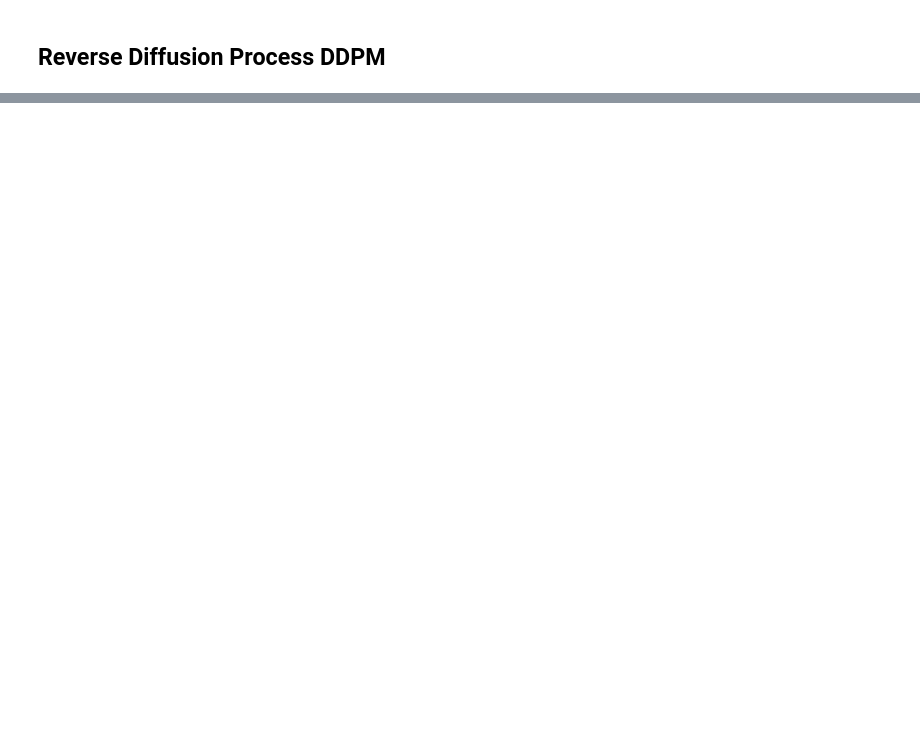
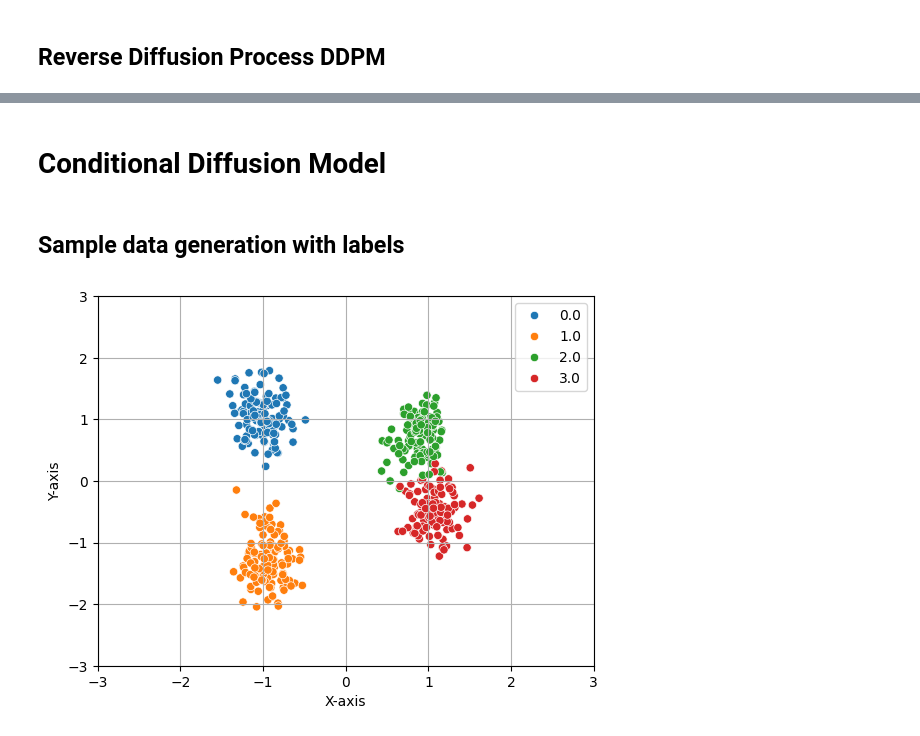
Before and after one commit to llorenscapotorres/Data_Generation, a Jupyter notebook: difussion_process.ipynb, the cells around one changed output, grey strips where cells are left out. Cells and saved outputs as stored; diff of their text form; code cells hidden in the pictures; blank space fills up the shorter version.

```diff
--- a/difussion_process.ipynb
+++ b/difussion_process.ipynb
@@ -222,0 +230,38 @@ for t in reversed(range(T)[::1]):
+# %% [markdown]
+# Conditional Diffusion Model
+# %% [markdown]
+## Sample data generation with labels
+# %%
+def sample_data():
+    n_samples = 500
+    seed = 30
+
+    all_points, labels = datasets.make_blobs(
+        n_samples=n_samples,
+        centers=4,
+        cluster_std=0.6,
+        random_state=seed
+    )
+
+    all_points = torch.from_numpy(all_points).float()
+
+    # Normalize (standardize): zero mean, unit std
+    mean = torch.mean(all_points, dim=0)
+    std = torch.std(all_points, dim=0)
+    normalized_points = (all_points - mean) / std
+
+    return normalized_points, torch.from_numpy(labels).float()
+# %%
+x0, label = sample_data()
+
+sns.scatterplot(x=x0[:, 0], y=x0[:, 1], hue=label, palette=sns.color_palette())
+plt.xlabel("X-axis")
+plt.ylabel("Y-axis")
+plt.xlim(-3, 3)
+plt.ylim(-3, 3)
+plt.legend()
+plt.grid(True)
+clear_output(wait=True)
+plt.show()
+# %% [output]
+[figure, added]
```
Also changed, not shown: parts of 21 cells of this notebook.
